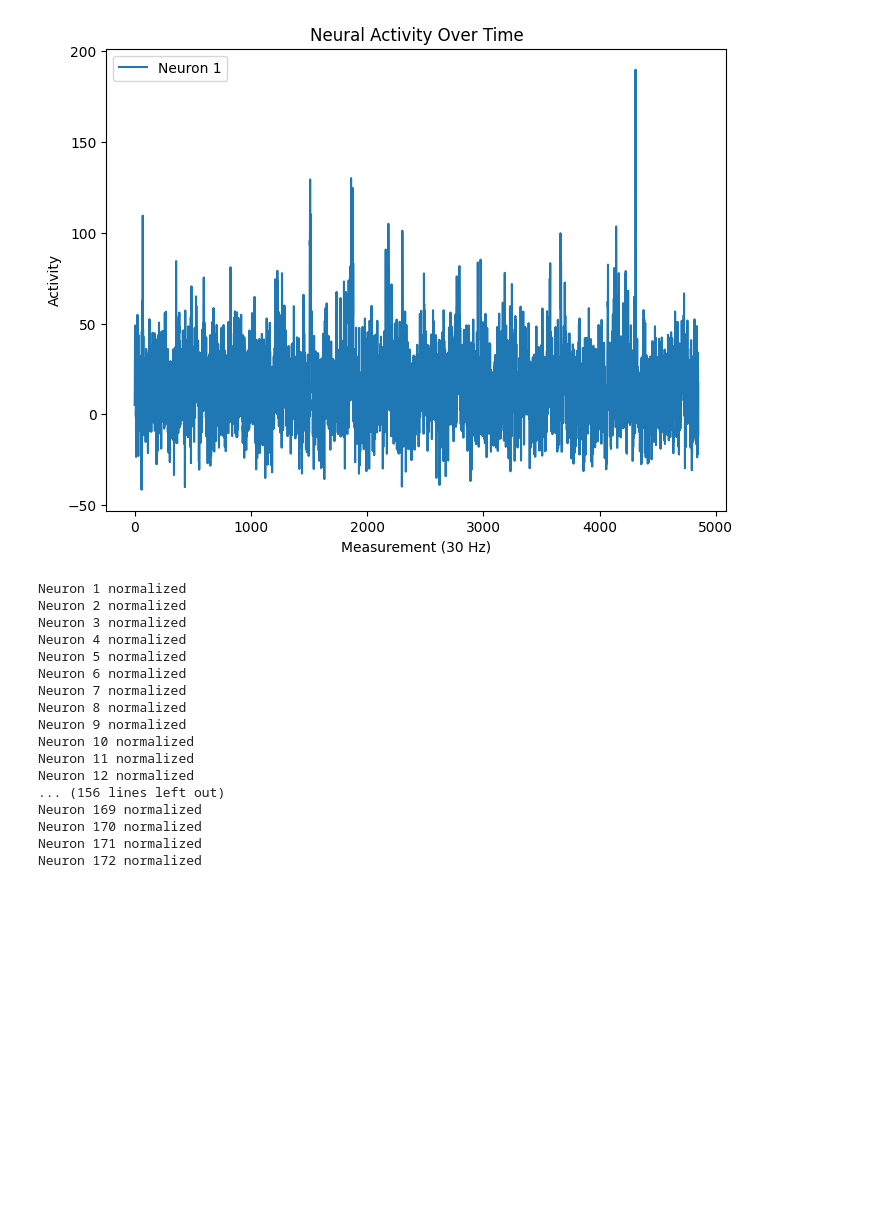
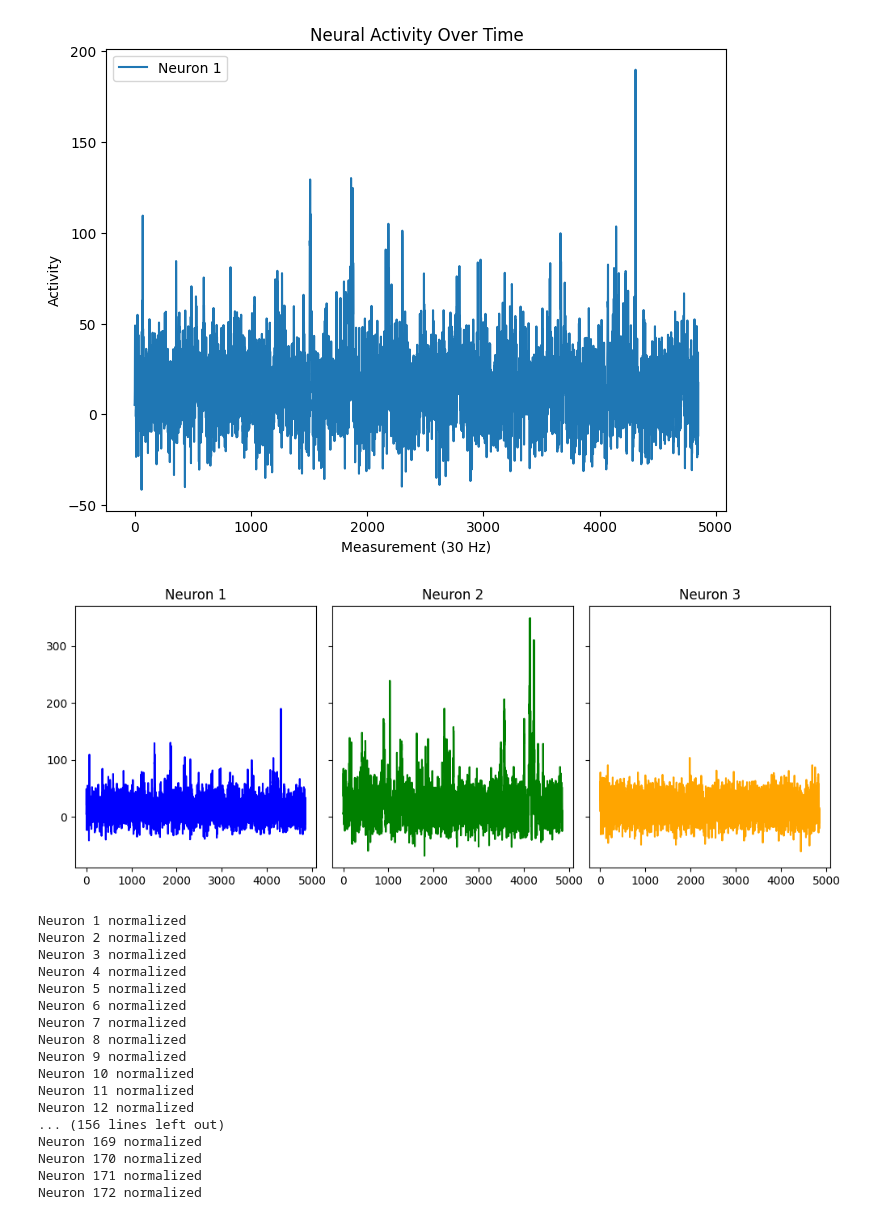
Before and after one commit to c-carolinel/jc, a Jupyter notebook: 1_preprocessing.ipynb, the cells around one changed output. Saved outputs shown, nothing was run; the diff lists cells and outputs as text; code cells hidden in the pictures; blank space fills up the shorter version.

```diff
--- a/1_preprocessing.ipynb
+++ b/1_preprocessing.ipynb
@@ -40,6 +40,19 @@ plt.show()
 [  5.21560352   6.09997621  13.02125436 ...  34.0496583  -12.15346486
   17.27890364]
 [figure]
+# %%
+# Plot of 3 neurons
+fig, (ax1, ax2, ax3) = plt.subplots(1, 3, figsize=(10, 4), sharey=True)
+ax1.plot(np.arange(0, data.shape[1]), data[0,:], label="Neuron 1", color='blue')
+ax2.plot(np.arange(0, data.shape[1]), data[1,:], label="Neuron 2", color='green')
+ax3.plot(np.arange(0, data.shape[1]), data[2,:], label="Neuron 3", color='orange')
+ax1.set_title("Neuron 1")
+ax2.set_title("Neuron 2")
+ax3.set_title("Neuron 3")
+plt.tight_layout()
+plt.show()
+# %% [output]
+[figure, added]
 # %%
 # Relative change normalization (deltaF/F0)
 window_size = 300
```
